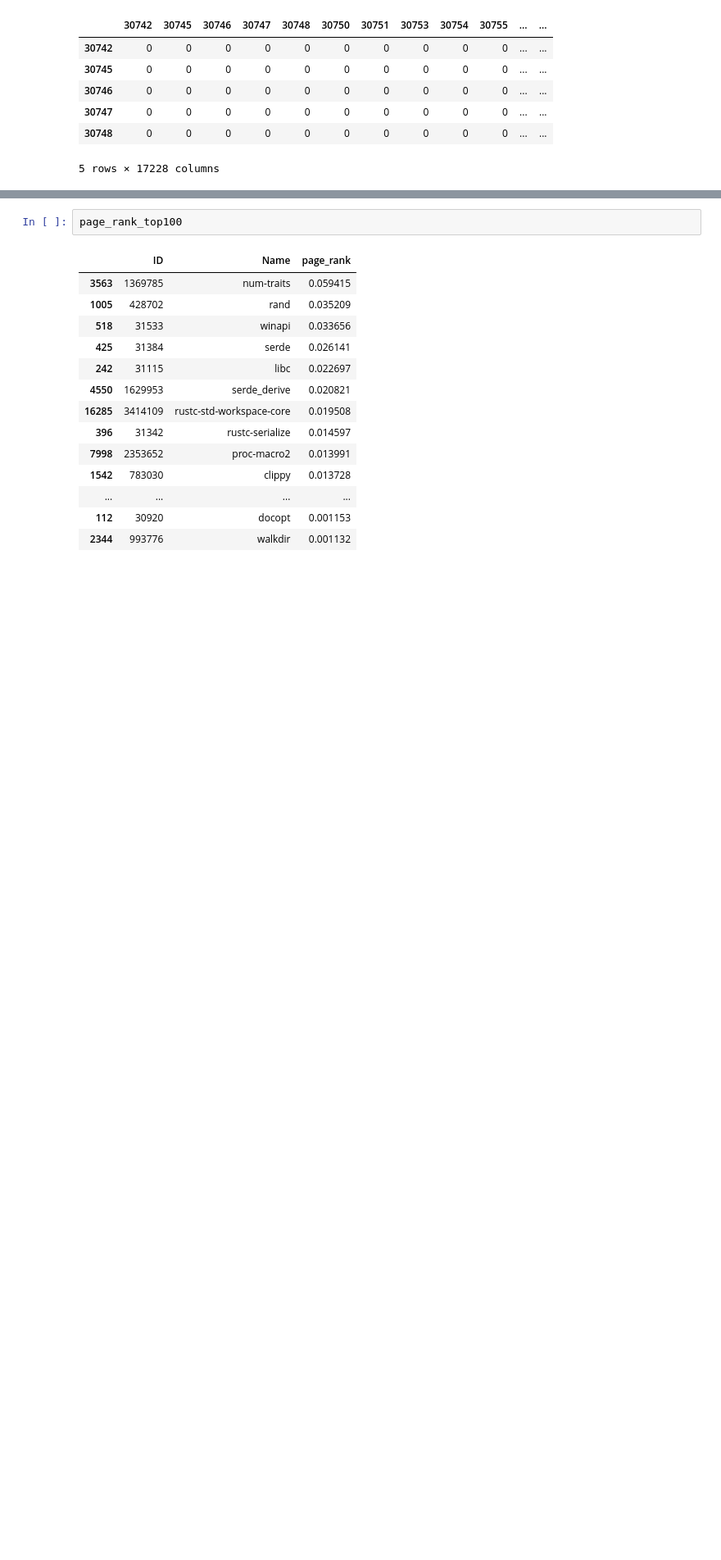
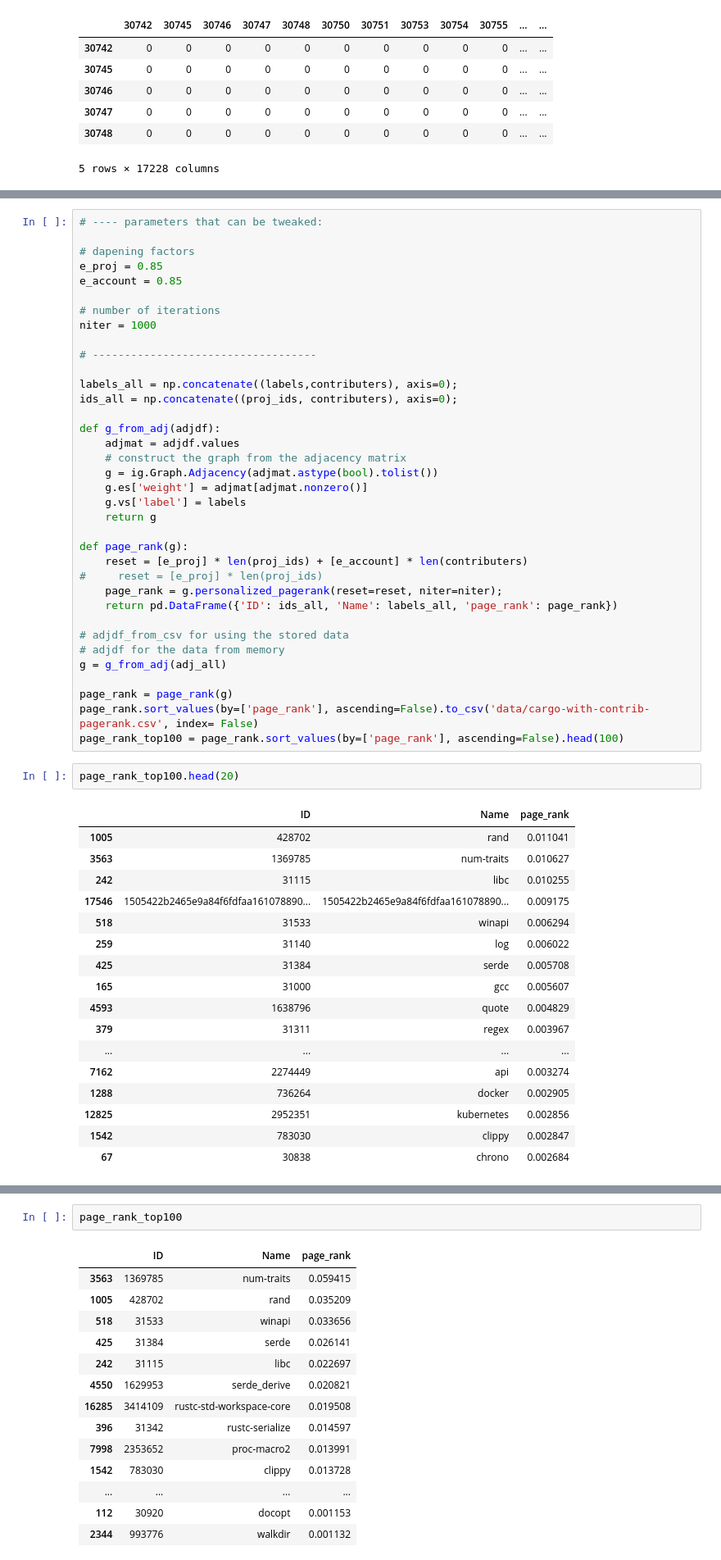
Before and after one commit to oscoin/osrank, a Jupyter notebook: adjacency_matrix.ipynb, the cells around one changed output, grey strips where cells are left out. Shown at 82% size. Saved outputs shown, nothing was run; the diff lists cells and outputs as text; blank space fills up the shorter version.

Commit message:
WIP add contributions

```diff
--- a/adjacency_matrix.ipynb
+++ b/adjacency_matrix.ipynb
@@ -142 +174,57 @@ adj_all.head()
+# %%
+# ---- parameters that can be tweaked:
+
+# dapening factors
+e_proj = 0.85
+e_account = 0.85
+
+# number of iterations
+niter = 1000
+
+# -----------------------------------
+
+labels_all = np.concatenate((labels,contributers), axis=0);
+ids_all = np.concatenate((proj_ids, contributers), axis=0);
+
+def g_from_adj(adjdf):
+    adjmat = adjdf.values
+    # construct the graph from the adjacency matrix
+    g = ig.Graph.Adjacency(adjmat.astype(bool).tolist())
+    g.es['weight'] = adjmat[adjmat.nonzero()]
+    g.vs['label'] = labels
+    return g
+
+def page_rank(g):
+    reset = [e_proj] * len(proj_ids) + [e_account] * len(contributers)
+#     reset = [e_proj] * len(proj_ids)
+    page_rank = g.personalized_pagerank(reset=reset, niter=niter);
+    return pd.DataFrame({'ID': ids_all, 'Name': labels_all, 'page_rank': page_rank})
+
+# adjdf_from_csv for using the stored data
+# adjdf for the data from memory
+g = g_from_adj(adj_all)
+
+page_rank = page_rank(g)
+page_rank.sort_values(by=['page_rank'], ascending=False).to_csv('data/cargo-with-contrib-pagerank.csv', index= False)
+page_rank_top100 = page_rank.sort_values(by=['page_rank'], ascending=False).head(100)
+# %%
+page_rank_top100.head(20)
+# %% [output]
+|  | ID | Name | page_rank |
+| 1005 | 428702 | rand | 0.011041 |
+| 3563 | 1369785 | num-traits | 0.010627 |
+| 242 | 31115 | libc | 0.010255 |
+| 17546 | 1505422b2465e9a84f6fdfaa161078890... | 1505422b2465e9a84f6fdfaa161078890... | 0.009175 |
+| 518 | 31533 | winapi | 0.006294 |
+| 259 | 31140 | log | 0.006022 |
+| 425 | 31384 | serde | 0.005708 |
+| 165 | 31000 | gcc | 0.005607 |
+| 4593 | 1638796 | quote | 0.004829 |
+| 379 | 31311 | regex | 0.003967 |
+| ... | ... | ... | ... |
+| 7162 | 2274449 | api | 0.003274 |
+| 1288 | 736264 | docker | 0.002905 |
+| 12825 | 2952351 | kubernetes | 0.002856 |
+| 1542 | 783030 | clippy | 0.002847 |
+| 67 | 30838 | chrono | 0.002684 |
 # %%
```
Also changed, not shown: parts of 7 cells of this notebook.
